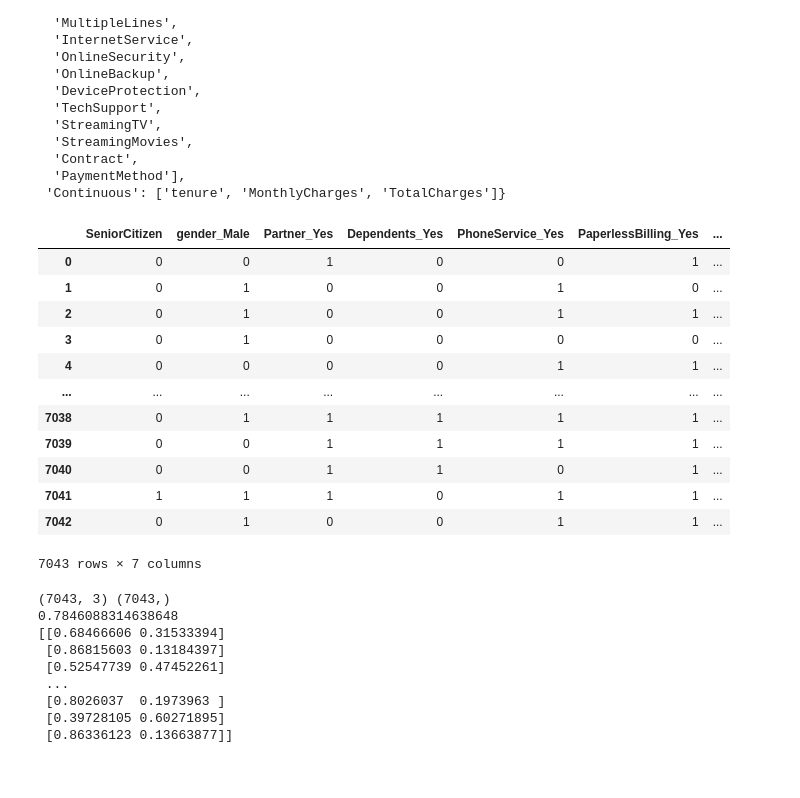
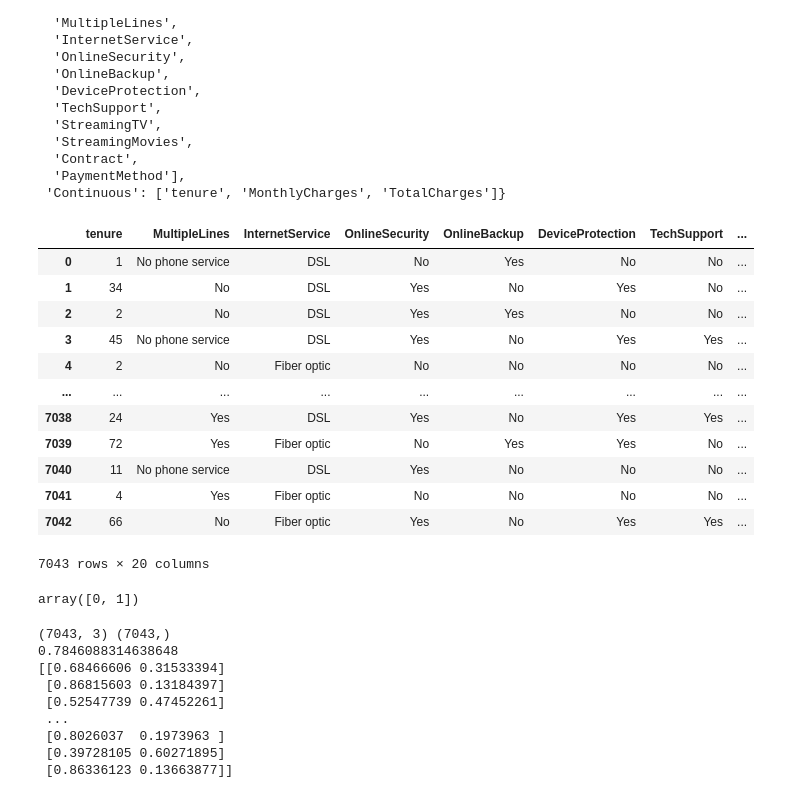
Before and after one commit to Sidik0001/Application-of-AI, a Jupyter notebook: AI.ipynb, the cells around one changed output. Drawn from its saved outputs; the diff is of its cells as text; code cells hidden in the pictures.

```diff
--- a/AI.ipynb
+++ b/AI.ipynb
@@ -170,22 +170,26 @@ df1 = df1.drop(columns=['customerID'])
 # %%
 # Let us make the binary features into dummy variables
 
-df1 = pd.get_dummies(df1[binary], dtype=int, drop_first=True)
+df1 = pd.get_dummies(df1, columns=binary, dtype=int, drop_first=True)
 df1
 # %% [output]
-|  | SeniorCitizen | gender_Male | Partner_Yes | Dependents_Yes | PhoneService_Yes | PaperlessBilling_Yes | ... |
-| 0 | 0 | 0 | 1 | 0 | 0 | 1 | ... |
-| 1 | 0 | 1 | 0 | 0 | 1 | 0 | ... |
-| 2 | 0 | 1 | 0 | 0 | 1 | 1 | ... |
-| 3 | 0 | 1 | 0 | 0 | 0 | 0 | ... |
-| 4 | 0 | 0 | 0 | 0 | 1 | 1 | ... |
-| ... | ... | ... | ... | ... | ... | ... | ... |
-| 7038 | 0 | 1 | 1 | 1 | 1 | 1 | ... |
-| 7039 | 0 | 0 | 1 | 1 | 1 | 1 | ... |
-| 7040 | 0 | 0 | 1 | 1 | 0 | 1 | ... |
-| 7041 | 1 | 1 | 1 | 0 | 1 | 1 | ... |
-| 7042 | 0 | 1 | 0 | 0 | 1 | 1 | ... |
+|  | tenure | MultipleLines | InternetService | OnlineSecurity | OnlineBackup | DeviceProtection | TechSupport | ... |
+| 0 | 1 | No phone service | DSL | No | Yes | No | No | ... |
+| 1 | 34 | No | DSL | Yes | No | Yes | No | ... |
+| 2 | 2 | No | DSL | Yes | Yes | No | No | ... |
+| 3 | 45 | No phone service | DSL | Yes | No | Yes | Yes | ... |
+| 4 | 2 | No | Fiber optic | No | No | No | No | ... |
+| ... | ... | ... | ... | ... | ... | ... | ... | ... |
+| 7038 | 24 | Yes | DSL | Yes | No | Yes | Yes | ... |
+| 7039 | 72 | Yes | Fiber optic | No | Yes | Yes | No | ... |
+| 7040 | 11 | No phone service | DSL | Yes | No | No | No | ... |
+| 7041 | 4 | Yes | Fiber optic | No | No | No | No | ... |
+| 7042 | 66 | No | Fiber optic | Yes | No | Yes | Yes | ... |
-7043 rows × 7 columns
+7043 rows × 20 columns
+# %%
+df1['MultipleLines_Yes'].unique()
+# %% [output]
+array([0, 1])
 # %%
 #df=df.drop(['customerID'], axis=1)
 
```
